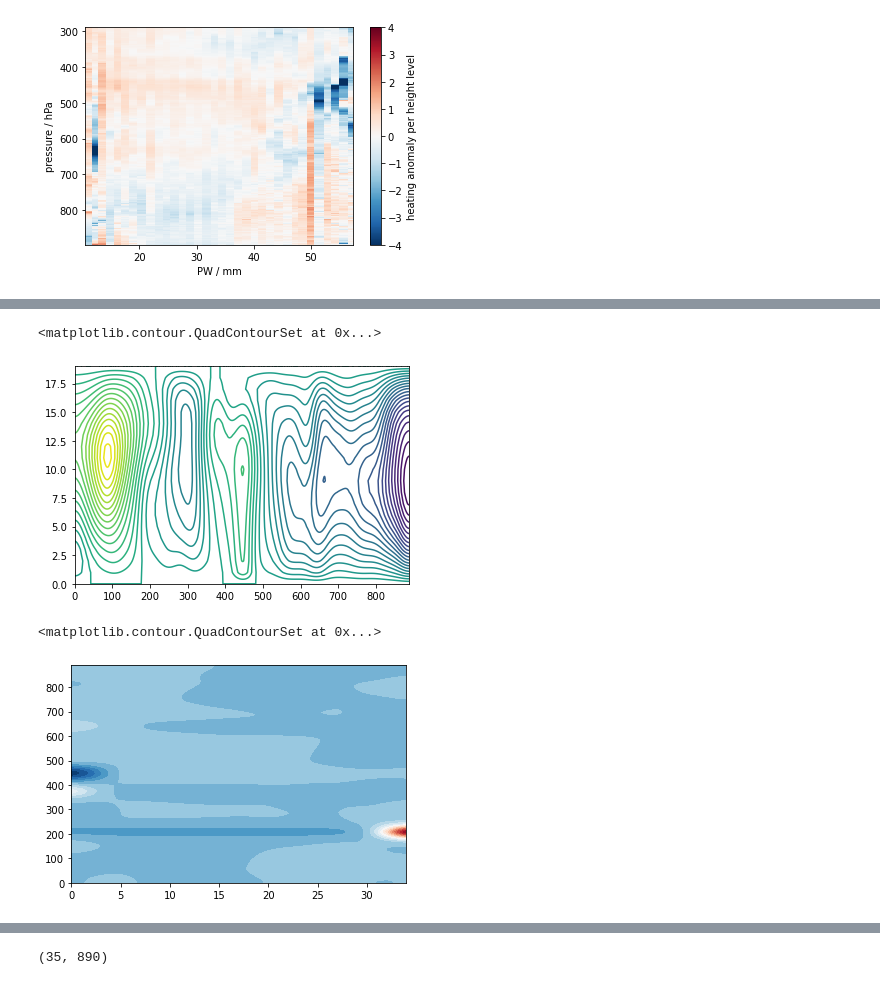
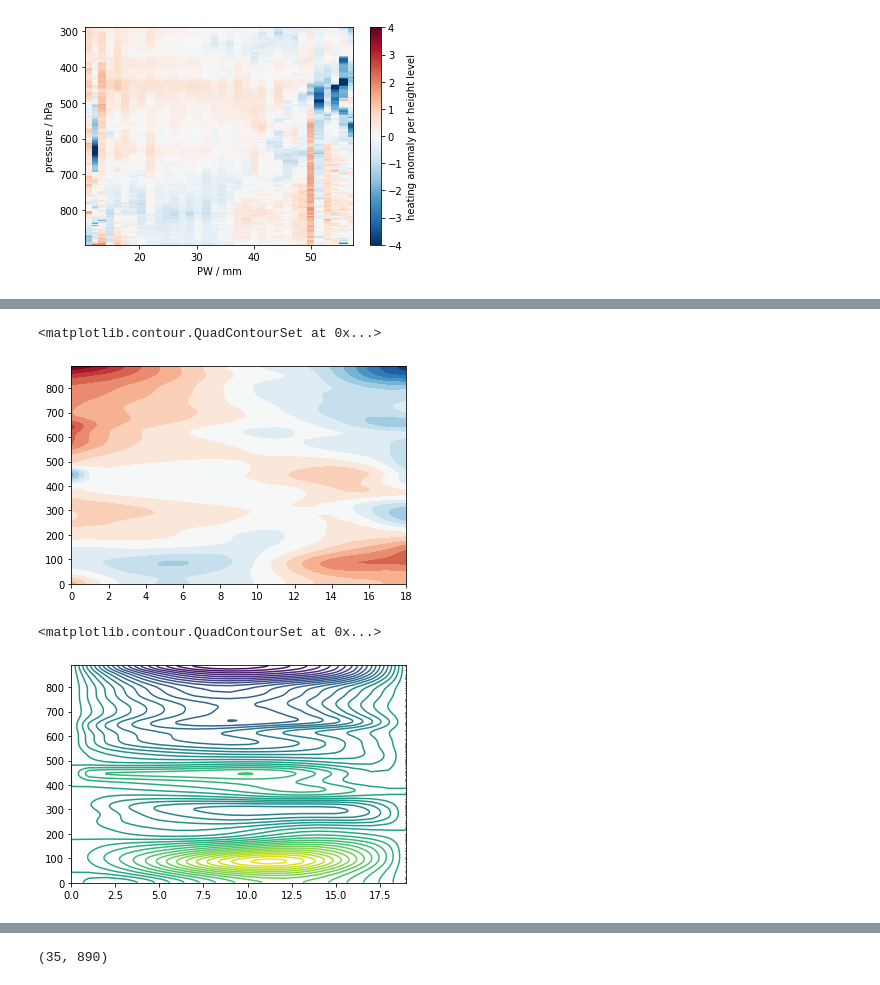
Before and after one commit to observingClouds/trade-wind-course_2021, a Jupyter notebook: PW_sorted_HeatingProfiles.ipynb, the cells around one changed output, grey strips where cells are left out. Saved outputs shown, nothing was run; the diff lists cells and outputs as text; code cells hidden in the pictures.

```diff
--- a/PW_sorted_HeatingProfiles.ipynb
+++ b/PW_sorted_HeatingProfiles.ipynb
@@ -224,0 +247,5 @@ plt.contourf((omega_clear_smooth[:,6:25].T-np.mean(omega_clear_smooth[:,6:25],ax
+# %%
+plt.contourf(omega_clear_smooth_anomaly_sel.T, levels=20, cmap="RdBu")
+# %% [output]
+<matplotlib.contour.QuadContourSet at 0x...>
+[figure, added]
@@ -225,5 +256,5 @@ plt.contourf((omega_clear_smooth[:,6:25].T-np.mean(omega_clear_smooth[:,6:25],ax
 # %%
-plt.contour(psi_smooth, levels=40)
+plt.contour(psi_smooth.T, levels=40)
 # %% [output]
 <matplotlib.contour.QuadContourSet at 0x...>
-[figure, old version]
+[figure, new version]
@@ -233,5 +260,0 @@ omega_clear_smooth_anomaly = omega_clear_smooth.T-np.mean(omega_clear_smooth,axi
-# %%
-plt.contourf(omega_clear_smooth_anomaly.T, levels=20, cmap="RdBu")
-# %% [output]
-<matplotlib.contour.QuadContourSet at 0x...>
-[figure, removed]
```
Also changed, not shown: parts of 18 cells of this notebook.
